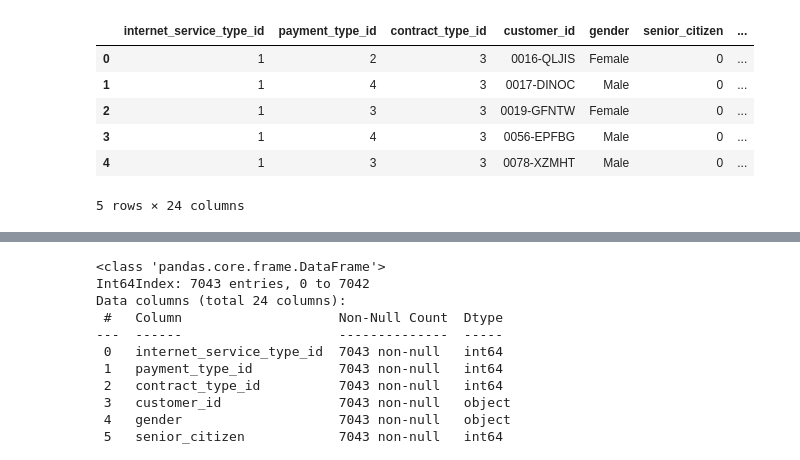
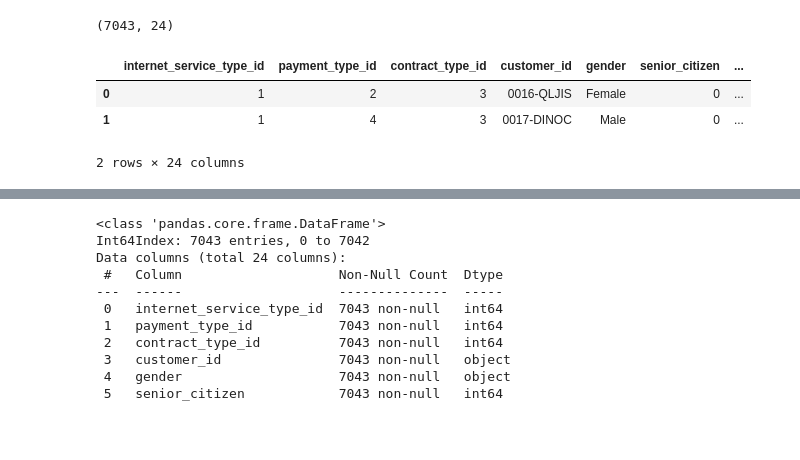
Before and after one commit to randyfrench/classification-project-telco, a Jupyter notebook: classification_telco_1.ipynb, the cells around one changed output, grey strips where cells are left out. Cells and saved outputs as stored; diff of their text form; code cells hidden in the pictures; blank space fills up the shorter version.

```diff
--- a/classification_telco_1.ipynb
+++ b/classification_telco_1.ipynb
@@ -19,13 +19,14 @@ from scipy import stats
 import acquire
 # %%
 df = acquire.get_telco_data()
+# %%
+df.shape
+# %% [output]
+(7043, 24)
 # %%
-df.head()
+df.head(2)
 # %% [output]
 |  | internet_service_type_id | payment_type_id | contract_type_id | customer_id | gender | senior_citizen | ... |
 | 0 | 1 | 2 | 3 | 0016-QLJIS | Female | 0 | ... |
 | 1 | 1 | 4 | 3 | 0017-DINOC | Male | 0 | ... |
-| 2 | 1 | 3 | 3 | 0019-GFNTW | Female | 0 | ... |
-| 3 | 1 | 4 | 3 | 0056-EPFBG | Male | 0 | ... |
-| 4 | 1 | 3 | 3 | 0078-XZMHT | Male | 0 | ... |
-5 rows × 24 columns
+2 rows × 24 columns
```
Also changed, not shown: parts of 6 cells of this notebook.
